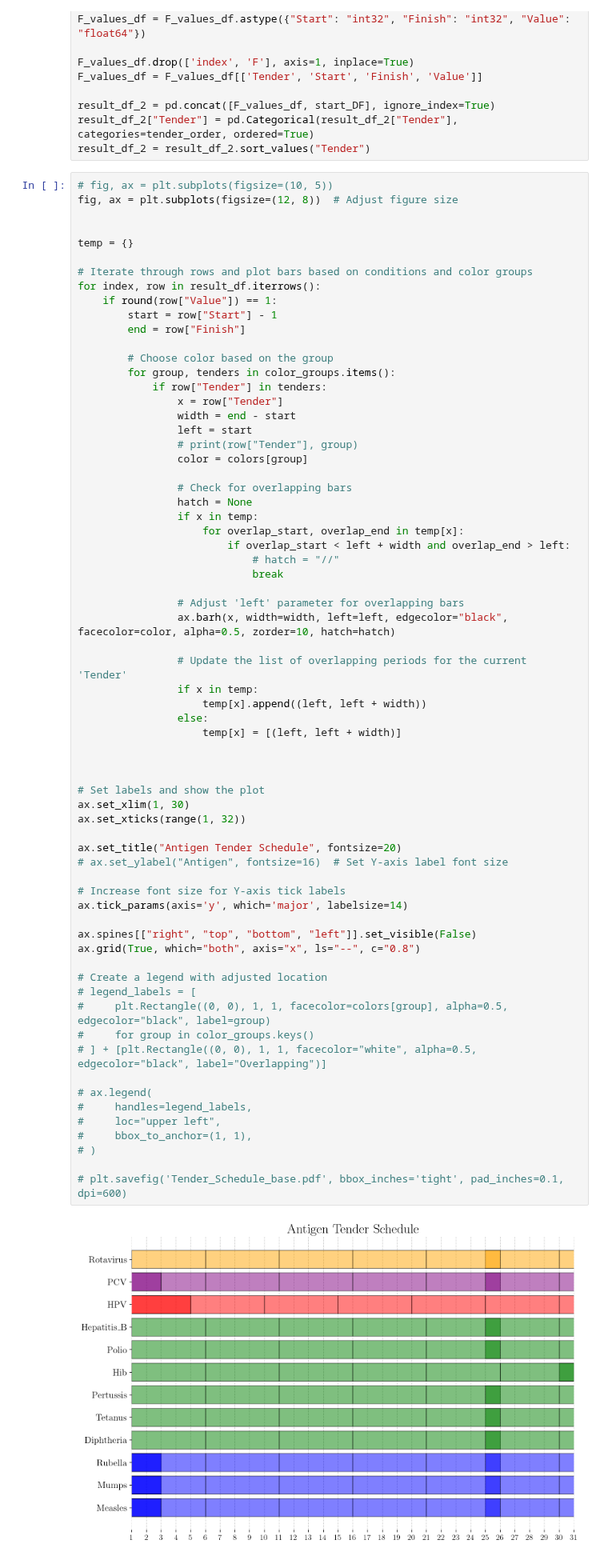
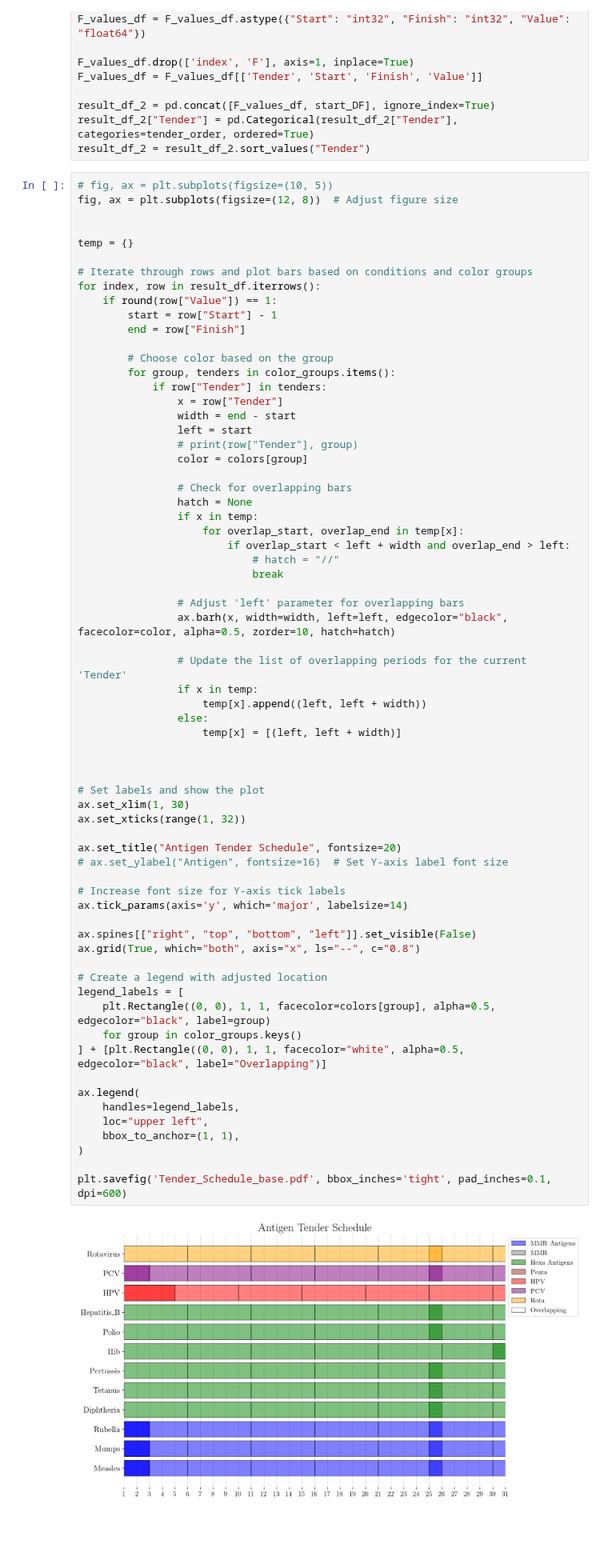
Before and after one commit to nuhorchak/Vaccine_Tender, a Jupyter notebook: horizon excursion/35 years - bundles as antigen (ONGOING)/JSON/bar_chart.ipynb, the cells around one changed output. Shown at 80% size. Cells and saved outputs as stored; diff of their text form; blank space fills up the shorter version.

```diff
--- a/horizon excursion/35 years - bundles as antigen (ONGOING)/JSON/bar_chart.ipynb
+++ b/horizon excursion/35 years - bundles as antigen (ONGOING)/JSON/bar_chart.ipynb
@@ -158,44 +158,44 @@ for index, row in result_df.iterrows():
                             break
 
                 # Adjust 'left' parameter for overlapping bars
                 ax.barh(x, width=width, left=left, edgecolor="black", facecolor=color, alpha=0.5, zorder=10, hatch=hatch)
 
                 # Update the list of overlapping periods for the current 'Tender'
                 if x in temp:
                     temp[x].append((left, left + width))
                 else:
                     temp[x] = [(left, left + width)]
 
 
 
 # Set labels and show the plot
 ax.set_xlim(1, 30)
 ax.set_xticks(range(1, 32))
 
 ax.set_title("Antigen Tender Schedule", fontsize=20)
 # ax.set_ylabel("Antigen", fontsize=16)  # Set Y-axis label font size
 
 # Increase font size for Y-axis tick labels
 ax.tick_params(axis='y', which='major', labelsize=14)
 
 ax.spines[["right", "top", "bottom", "left"]].set_visible(False)
 ax.grid(True, which="both", axis="x", ls="--", c="0.8")
 
 # Create a legend with adjusted location
-# legend_labels = [
-#     plt.Rectangle((0, 0), 1, 1, facecolor=colors[group], alpha=0.5, edgecolor="black", label=group)
-#     for group in color_groups.keys()
-# ] + [plt.Rectangle((0, 0), 1, 1, facecolor="white", alpha=0.5, edgecolor="black", label="Overlapping")]
+legend_labels = [
+    plt.Rectangle((0, 0), 1, 1, facecolor=colors[group], alpha=0.5, edgecolor="black", label=group)
+    for group in color_groups.keys()
+] + [plt.Rectangle((0, 0), 1, 1, facecolor="white", alpha=0.5, edgecolor="black", label="Overlapping")]
 
-# ax.legend(
-#     handles=legend_labels,
-#     loc="upper left",
-#     bbox_to_anchor=(1, 1),
-# )
+ax.legend(
+    handles=legend_labels,
+    loc="upper left",
+    bbox_to_anchor=(1, 1),
+)
 
-# plt.savefig('Tender_Schedule_base.pdf', bbox_inches='tight', pad_inches=0.1, dpi=600)
+plt.savefig('Tender_Schedule_base.pdf', bbox_inches='tight', pad_inches=0.1, dpi=600)
 # %% [output]
-[figure, old version]
+[figure, new version]
 # %%
 # fig, ax = plt.subplots(figsize=(10, 5))
 fig2, ax2 = plt.subplots(figsize=(12, 8))  # Adjust figure size
```
Also changed, not shown: parts of 1 cell of this notebook, 48 other files.
